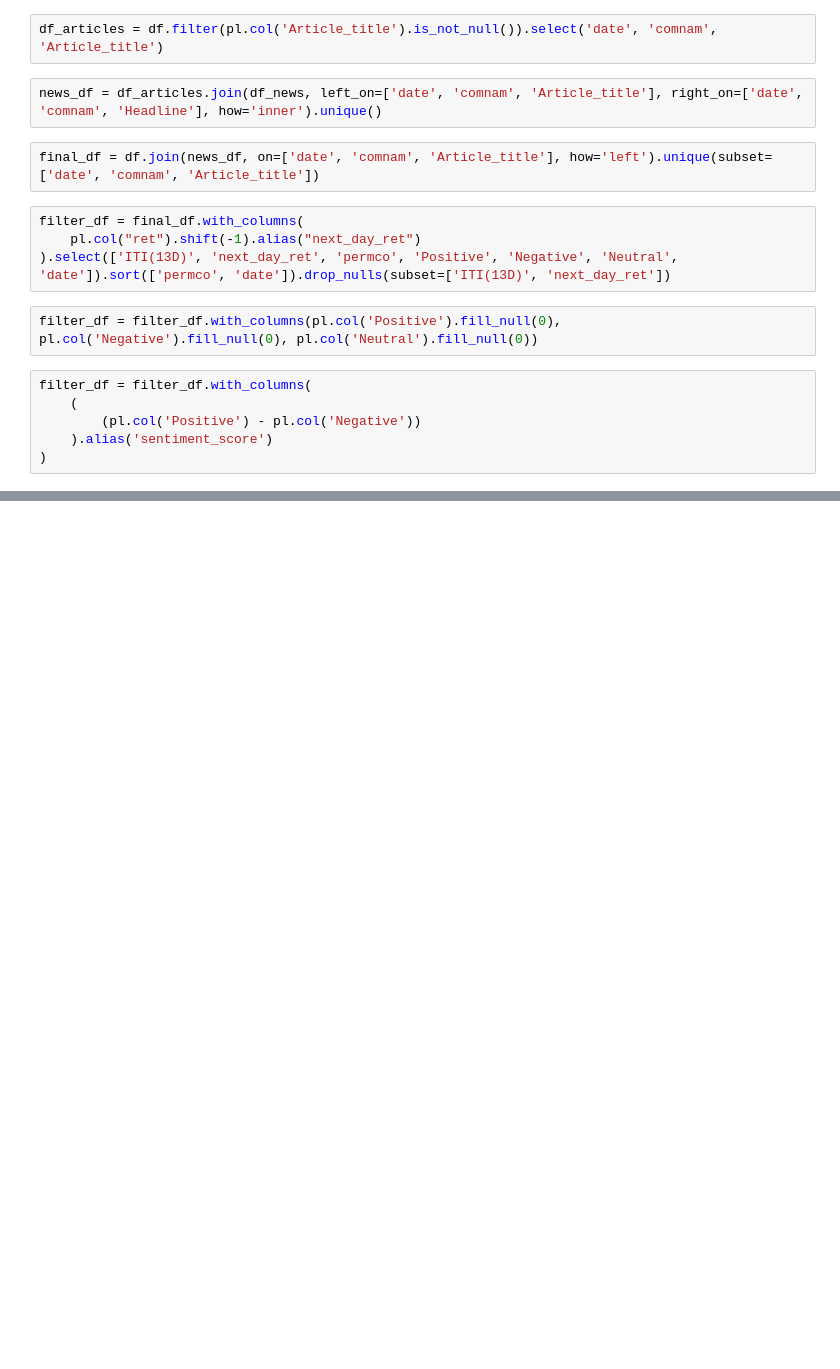
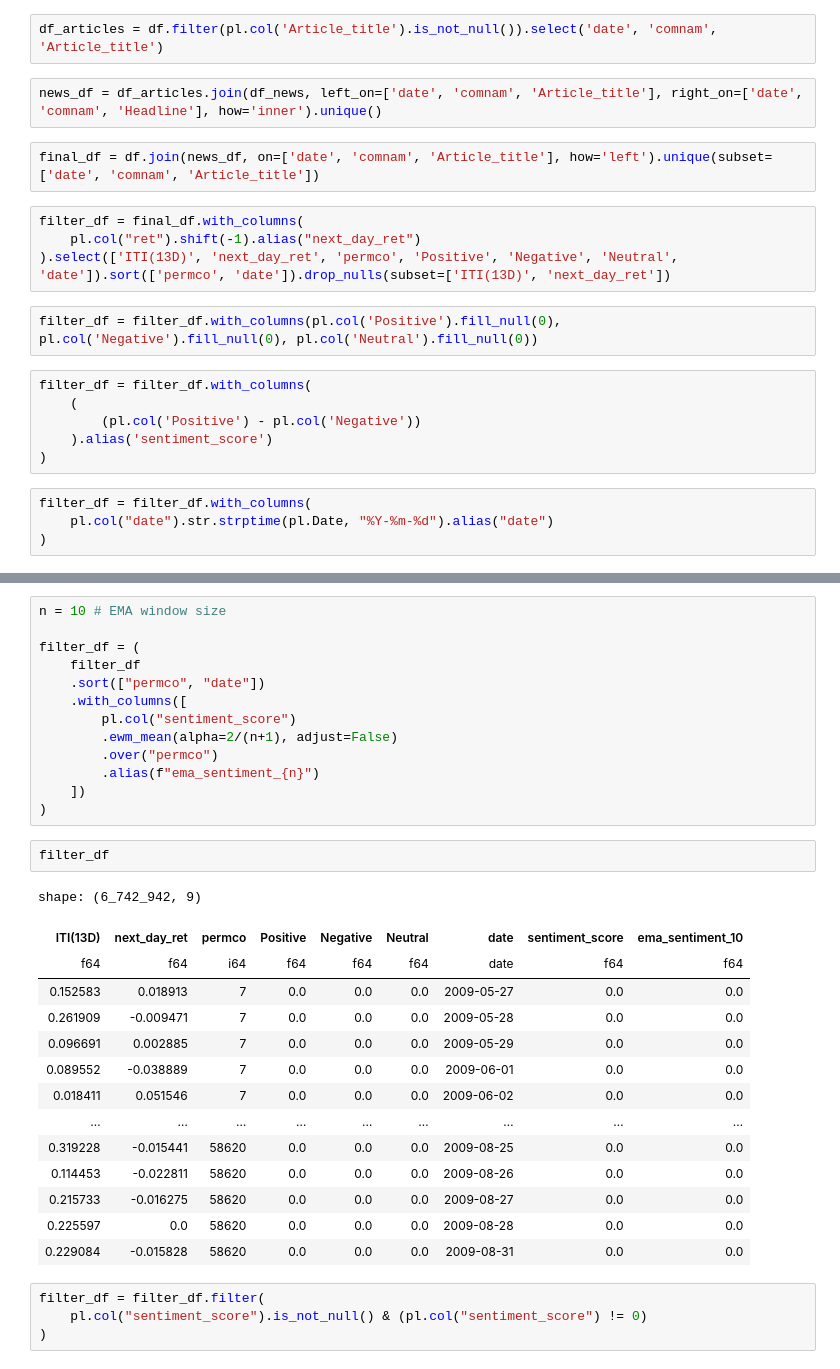
Before and after one commit to Wfiles/iti-8k-analysis, a Jupyter notebook: trading_strat.ipynb, the cells around one changed output, grey strips where cells are left out. Drawn from its saved outputs; the diff is of its cells as text; blank space fills up the shorter version.

```diff
--- a/trading_strat.ipynb
+++ b/trading_strat.ipynb
@@ -49,3 +47,6 @@ filter_df = filter_df.with_columns(
     ).alias('sentiment_score')
 )
 # %%
+filter_df = filter_df.with_columns(
+    pl.col("date").str.strptime(pl.Date, "%Y-%m-%d").alias("date")
+)
@@ -66,0 +70,34 @@ shape: (6_742_932, 8)
+# %%
+n = 10 # EMA window size
+
+filter_df = (
+    filter_df
+    .sort(["permco", "date"])
+    .with_columns([
+        pl.col("sentiment_score")
+        .ewm_mean(alpha=2/(n+1), adjust=False)
+        .over("permco")
+        .alias(f"ema_sentiment_{n}")
+    ])
+)
+# %%
+filter_df
+# %% [output]
+shape: (6_742_942, 9)
+| ITI(13D) | next_day_ret | permco | Positive | Negative | Neutral | date | sentiment_score | ema_sentiment_10 |
+| f64 | f64 | i64 | f64 | f64 | f64 | date | f64 | f64 |
+| 0.152583 | 0.018913 | 7 | 0.0 | 0.0 | 0.0 | 2009-05-27 | 0.0 | 0.0 |
+| 0.261909 | -0.009471 | 7 | 0.0 | 0.0 | 0.0 | 2009-05-28 | 0.0 | 0.0 |
+| 0.096691 | 0.002885 | 7 | 0.0 | 0.0 | 0.0 | 2009-05-29 | 0.0 | 0.0 |
+| 0.089552 | -0.038889 | 7 | 0.0 | 0.0 | 0.0 | 2009-06-01 | 0.0 | 0.0 |
+| 0.018411 | 0.051546 | 7 | 0.0 | 0.0 | 0.0 | 2009-06-02 | 0.0 | 0.0 |
+| … | … | … | … | … | … | … | … | … |
+| 0.319228 | -0.015441 | 58620 | 0.0 | 0.0 | 0.0 | 2009-08-25 | 0.0 | 0.0 |
+| 0.114453 | -0.022811 | 58620 | 0.0 | 0.0 | 0.0 | 2009-08-26 | 0.0 | 0.0 |
+| 0.215733 | -0.016275 | 58620 | 0.0 | 0.0 | 0.0 | 2009-08-27 | 0.0 | 0.0 |
+| 0.225597 | 0.0 | 58620 | 0.0 | 0.0 | 0.0 | 2009-08-28 | 0.0 | 0.0 |
+| 0.229084 | -0.015828 | 58620 | 0.0 | 0.0 | 0.0 | 2009-08-31 | 0.0 | 0.0 |
+# %%
+filter_df = filter_df.filter(
+    pl.col("sentiment_score").is_not_null() & (pl.col("sentiment_score") != 0)
+)
```
Also changed, not shown: parts of 18 cells of this notebook, 1 other file.
